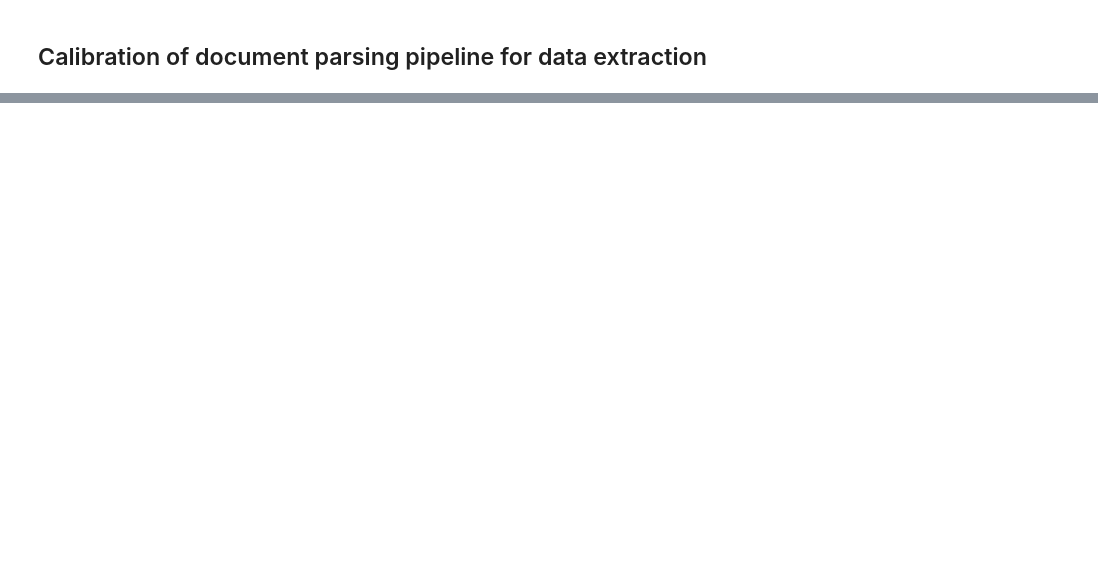
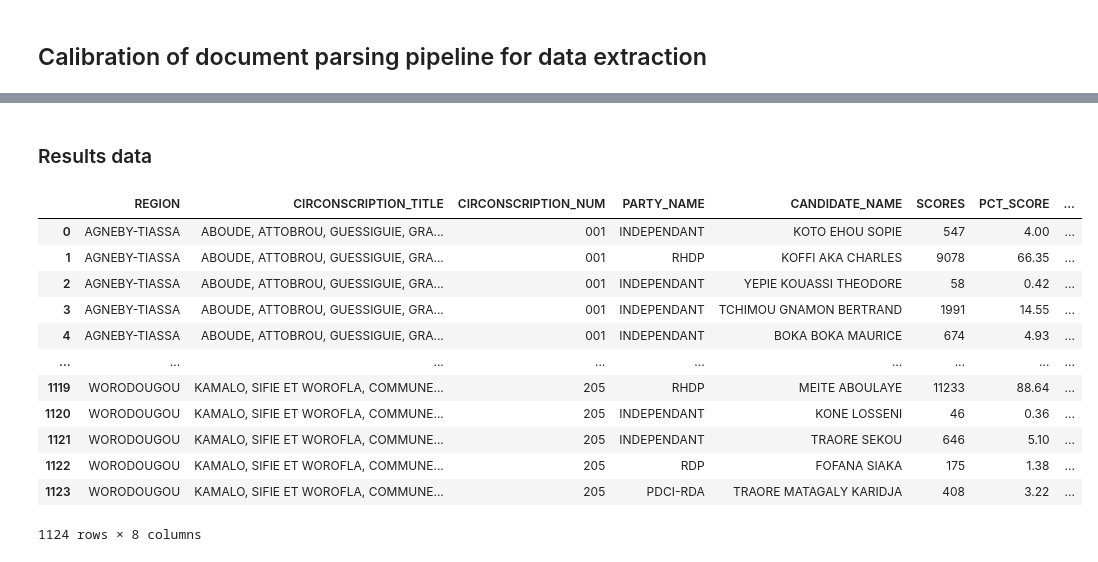
Before and after one commit to dric2018/chat-app, a Jupyter notebook: notebooks/pdf_data_extraction.ipynb, the cells around one changed output, grey strips where cells are left out. Drawn from its saved outputs; the diff is of its cells as text; code cells hidden in the pictures; blank space fills up the shorter version.

```diff
--- a/notebooks/pdf_data_extraction.ipynb
+++ b/notebooks/pdf_data_extraction.ipynb
@@ -125,0 +327,22 @@ df["REGION"][0]
+# %% [markdown]
+### Results data
+# %%
+results_data = df[
+    ['REGION', 'CIRCONSCRIPTION_TITLE', 'CIRCONSCRIPTION_NUM', 'PARTY_NAME', 'CANDIDATE_NAME', 'SCORES', 'PCT_SCORE', 'IS_WINNER']
+]
+
+results_data
+# %% [output]
+|  | REGION | CIRCONSCRIPTION_TITLE | CIRCONSCRIPTION_NUM | PARTY_NAME | CANDIDATE_NAME | SCORES | PCT_SCORE | ... |
+| 0 | AGNEBY-TIASSA | ABOUDE, ATTOBROU, GUESSIGUIE, GRA... | 001 | INDEPENDANT | KOTO EHOU SOPIE | 547 | 4.00 | ... |
+| 1 | AGNEBY-TIASSA | ABOUDE, ATTOBROU, GUESSIGUIE, GRA... | 001 | RHDP | KOFFI AKA CHARLES | 9078 | 66.35 | ... |
+| 2 | AGNEBY-TIASSA | ABOUDE, ATTOBROU, GUESSIGUIE, GRA... | 001 | INDEPENDANT | YEPIE KOUASSI THEODORE | 58 | 0.42 | ... |
+| 3 | AGNEBY-TIASSA | ABOUDE, ATTOBROU, GUESSIGUIE, GRA... | 001 | INDEPENDANT | TCHIMOU GNAMON BERTRAND | 1991 | 14.55 | ... |
+| 4 | AGNEBY-TIASSA | ABOUDE, ATTOBROU, GUESSIGUIE, GRA... | 001 | INDEPENDANT | BOKA BOKA MAURICE | 674 | 4.93 | ... |
+| ... | ... | ... | ... | ... | ... | ... | ... | ... |
+| 1119 | WORODOUGOU | KAMALO, SIFIE ET WOROFLA, COMMUNE... | 205 | RHDP | MEITE ABOULAYE | 11233 | 88.64 | ... |
+| 1120 | WORODOUGOU | KAMALO, SIFIE ET WOROFLA, COMMUNE... | 205 | INDEPENDANT | KONE LOSSENI | 46 | 0.36 | ... |
+| 1121 | WORODOUGOU | KAMALO, SIFIE ET WOROFLA, COMMUNE... | 205 | INDEPENDANT | TRAORE SEKOU | 646 | 5.10 | ... |
+| 1122 | WORODOUGOU | KAMALO, SIFIE ET WOROFLA, COMMUNE... | 205 | RDP | FOFANA SIAKA | 175 | 1.38 | ... |
+| 1123 | WORODOUGOU | KAMALO, SIFIE ET WOROFLA, COMMUNE... | 205 | PDCI-RDA | TRAORE MATAGALY KARIDJA | 408 | 3.22 | ... |
+1124 rows × 8 columns
```
Also changed, not shown: parts of 46 cells of this notebook, 16 other files.
